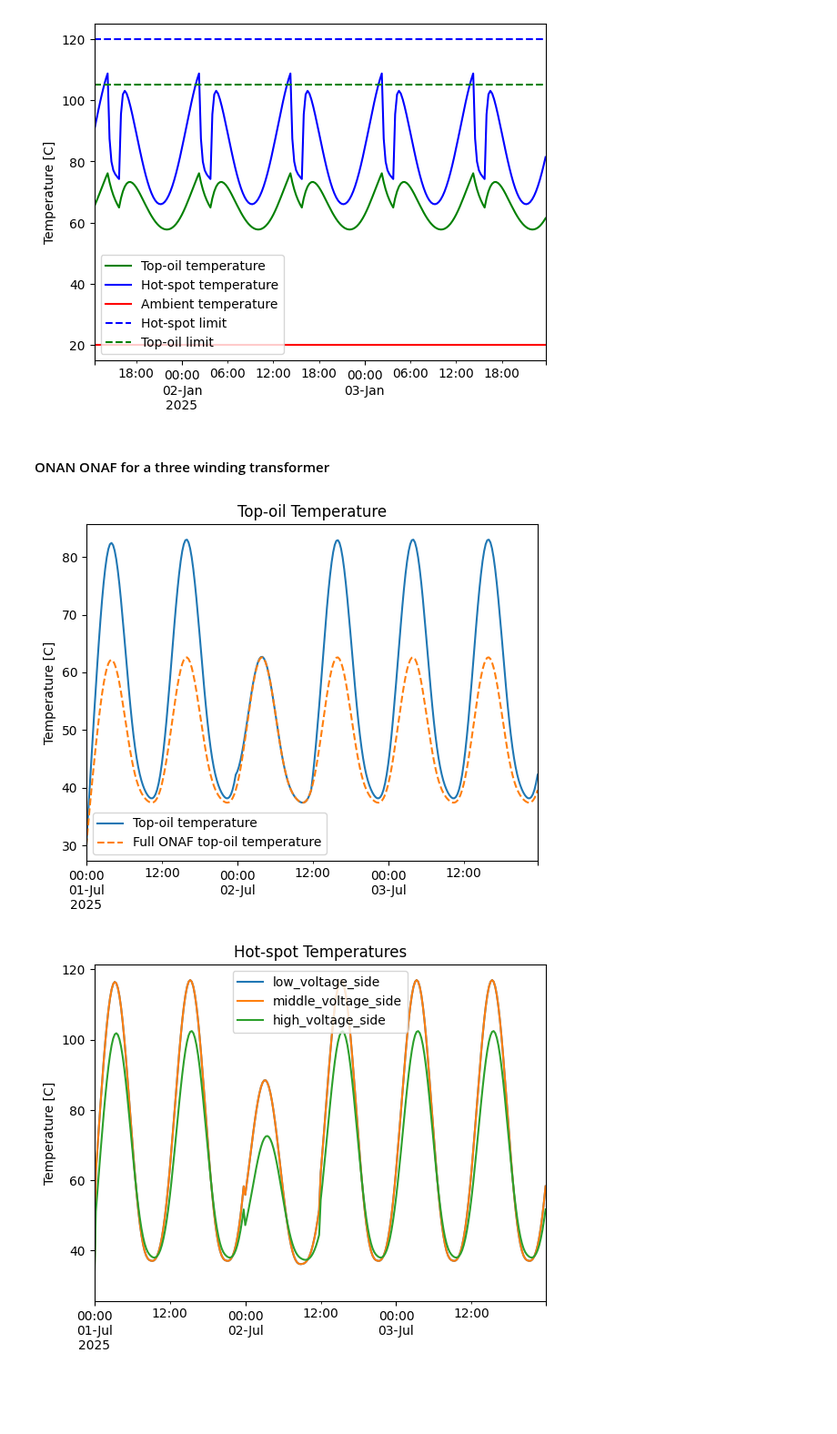
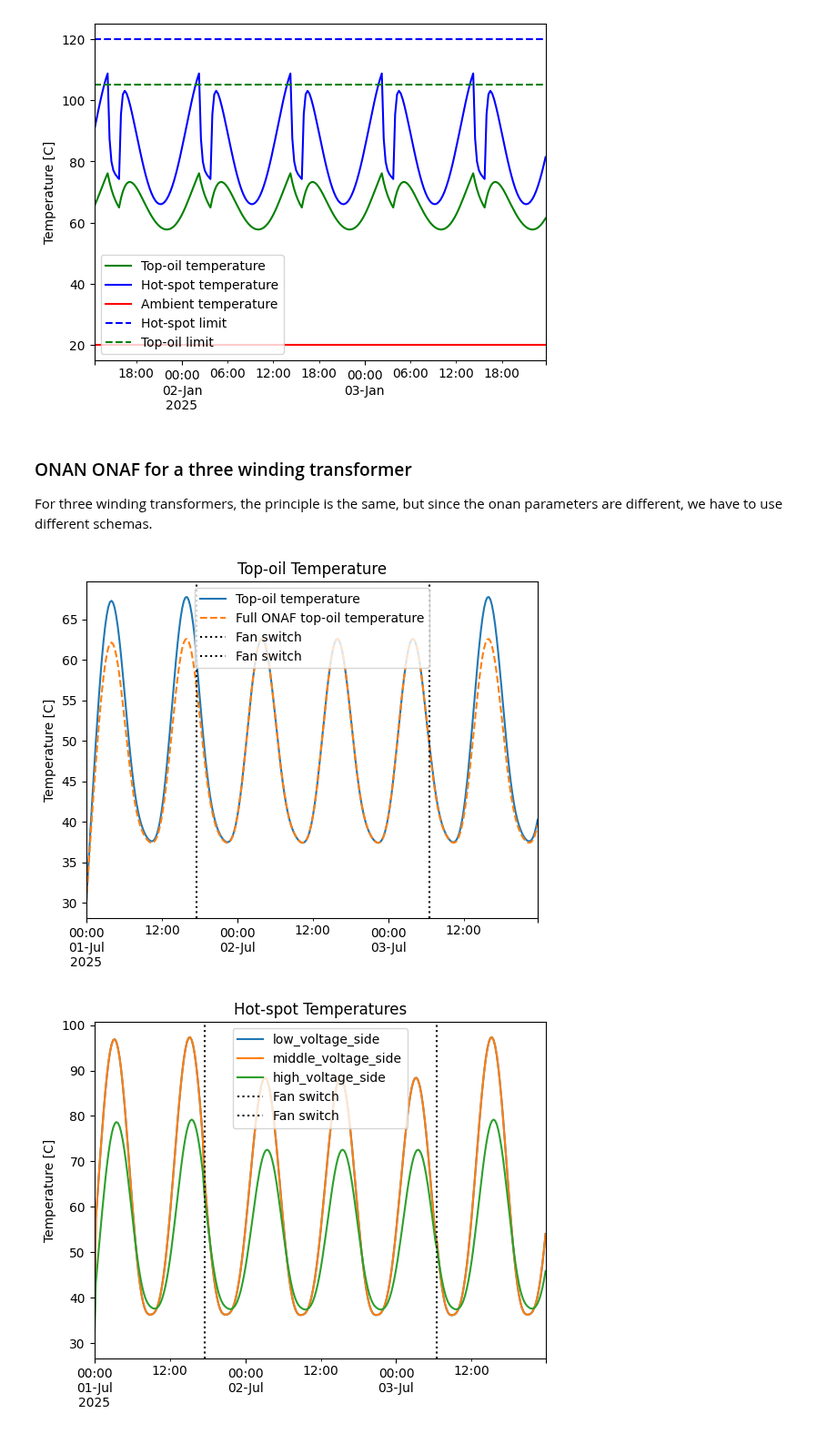
Before and after one commit to alliander-opensource/transformer-thermal-model, a Jupyter notebook: docs/examples/example_ONAN_ONAF_switch.ipynb, the cells around one changed output. Shown at 91% size. Drawn from its saved outputs; the diff is of its cells as text; code cells hidden in the pictures; blank space fills up the shorter version.

```diff
--- a/docs/examples/example_ONAN_ONAF_switch.ipynb
+++ b/docs/examples/example_ONAN_ONAF_switch.ipynb
@@ -128,7 +132,9 @@ plt.show()
 # %% [output]
 [figure]
 # %% [markdown]
-#### ONAN ONAF for a three winding transformer
+### ONAN ONAF for a three winding transformer
+
+For three winding transformers, the principle is the same, but since the onan parameters are different, we have to use different schemas.
 # %%
 # Define the time range for your simulation
 datetime_index = [pd.to_datetime("2025-07-01 00:00:00") + pd.Timedelta(minutes=15 * i) for i in np.arange(0, 288)]
@@ -180,13 +186,13 @@ from transformer_thermal_model.schemas.thermal_model.onaf_switch import (
 
 onan_parameters = ThreeWindingONANParameters(
     onan_lv_winding=ONANWindingParameters(
-        time_const_winding=1, nom_load=800, winding_oil_gradient=20, hot_spot_fac=1.2
+        time_const_winding=1, nom_load=900, winding_oil_gradient=20, hot_spot_fac=1.2
     ),
     onan_mv_winding=ONANWindingParameters(
-        time_const_winding=1, nom_load=800, winding_oil_gradient=20, hot_spot_fac=1.2
+        time_const_winding=1, nom_load=900, winding_oil_gradient=20, hot_spot_fac=1.2
     ),
     onan_hv_winding=ONANWindingParameters(
-        time_const_winding=1, nom_load=1200, winding_oil_gradient=20, hot_spot_fac=1.2
+        time_const_winding=1, nom_load=1800, winding_oil_gradient=20, hot_spot_fac=1.2
     ),
     top_oil_temp_rise=60,
     time_const_oil=150,
@@ -196,8 +202,8 @@ onan_parameters = ThreeWindingONANParameters(
 )
 
 # split in three parts: off, on, off
-point_1 = 20
-point_2 = 20
+point_1 = 70
+point_2 = 70
 is_on = [False] * point_1 + [True] * (len(profile_input.datetime_index) - point_1 - point_2) + [False] * point_2
 
 onaf_switch = ThreeWindingONAFSwitch(fans_status=is_on, temperature_threshold=None, onan_parameters=onan_parameters)
@@ -211,20 +217,34 @@ full_onaf_results = full_onaf_model.run()
 # %%
 # Plot the top-oil temperature profile
 fig1, ax1 = plt.subplots()
 results.top_oil_temp_profile.plot(ax=ax1, label="Top-oil temperature")
 full_onaf_results.top_oil_temp_profile.plot(ax=ax1, label="Full ONAF top-oil temperature", linestyle="dashed")
+ax1.axvline(profile_input.datetime_index[point_1], color="black", linestyle="dotted", label="Fan switch")
+ax1.axvline(
+    profile_input.datetime_index[len(profile_input.datetime_index) - point_2],
+    color="black",
+    linestyle="dotted",
+    label="Fan switch",
+)
 ax1.set_title("Top-oil Temperature")
 ax1.set_ylabel("Temperature [C]")
 ax1.legend()
 plt.show()
 
 # Plot the hot-spot temperature profiles
 fig2, ax2 = plt.subplots()
 results.hot_spot_temp_profile.plot(ax=ax2)
+ax2.axvline(profile_input.datetime_index[point_1], color="black", linestyle="dotted", label="Fan switch")
+ax2.axvline(
+    profile_input.datetime_index[len(profile_input.datetime_index) - point_2],
+    color="black",
+    linestyle="dotted",
+    label="Fan switch",
+)
 ax2.set_title("Hot-spot Temperatures")
 ax2.set_ylabel("Temperature [C]")
 ax2.legend()
 plt.show()
 # %% [output]
-[figure, old version]
+[figure, new version]
-[figure, old version]
+[figure, new version]
```
Also changed, not shown: parts of 10 cells of this notebook.
